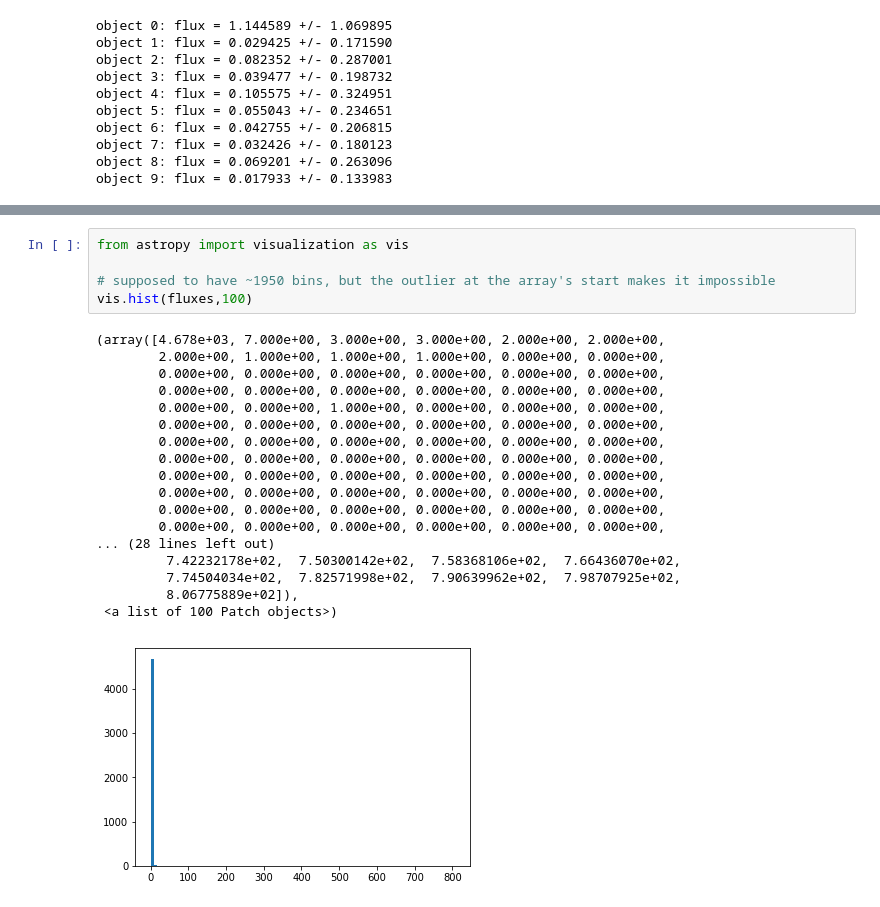
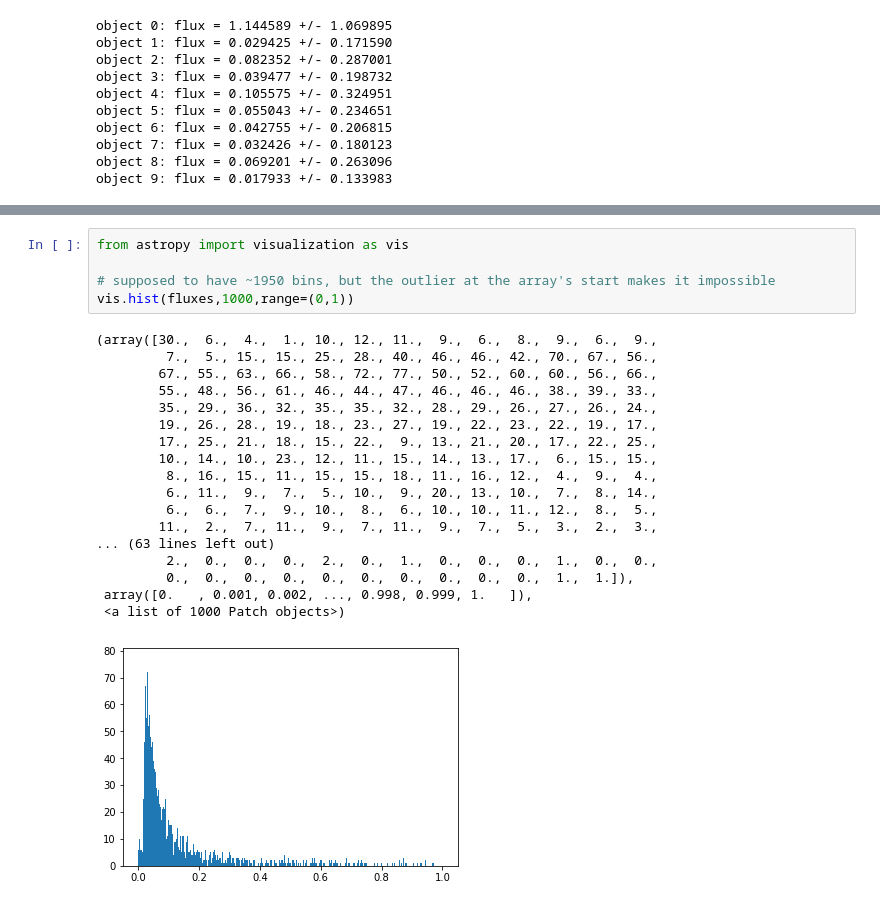
Before and after one commit to tiseever/ASTR_119_Final_Project, a Jupyter notebook: Test_Source_Detection.ipynb, the cells around one changed output, grey strips where cells are left out. Saved outputs shown, nothing was run; the diff lists cells and outputs as text.

```diff
--- a/Test_Source_Detection.ipynb
+++ b/Test_Source_Detection.ipynb
@@ -320,24 +320,24 @@ Objects: 5071
 # %%
 from astropy import visualization as vis
 
 # supposed to have ~1950 bins, but the outlier at the array's start makes it impossible
-vis.hist(fluxes,100)
+vis.hist(fluxes,1000,range=(0,1))
 # %% [output]
-(array([4.678e+03, 7.000e+00, 3.000e+00, 3.000e+00, 2.000e+00, 2.000e+00,
-        2.000e+00, 1.000e+00, 1.000e+00, 1.000e+00, 0.000e+00, 0.000e+00,
-        0.000e+00, 0.000e+00, 0.000e+00, 0.000e+00, 0.000e+00, 0.000e+00,
-        0.000e+00, 0.000e+00, 0.000e+00, 0.000e+00, 0.000e+00, 0.000e+00,
-        0.000e+00, 0.000e+00, 1.000e+00, 0.000e+00, 0.000e+00, 0.000e+00,
-        0.000e+00, 0.000e+00, 0.000e+00, 0.000e+00, 0.000e+00, 0.000e+00,
-        0.000e+00, 0.000e+00, 0.000e+00, 0.000e+00, 0.000e+00, 0.000e+00,
-        0.000e+00, 0.000e+00, 0.000e+00, 0.000e+00, 0.000e+00, 0.000e+00,
-        0.000e+00, 0.000e+00, 0.000e+00, 0.000e+00, 0.000e+00, 0.000e+00,
-        0.000e+00, 0.000e+00, 0.000e+00, 0.000e+00, 0.000e+00, 0.000e+00,
-        0.000e+00, 0.000e+00, 0.000e+00, 0.000e+00, 0.000e+00, 0.000e+00,
-        0.000e+00, 0.000e+00, 0.000e+00, 0.000e+00, 0.000e+00, 0.000e+00,
-... (28 lines left out)
-         7.42232178e+02,  7.50300142e+02,  7.58368106e+02,  7.66436070e+02,
-         7.74504034e+02,  7.82571998e+02,  7.90639962e+02,  7.98707925e+02,
-         8.06775889e+02]),
- <a list of 100 Patch objects>)
+(array([30.,  6.,  4.,  1., 10., 12., 11.,  9.,  6.,  8.,  9.,  6.,  9.,
+         7.,  5., 15., 15., 25., 28., 40., 46., 46., 42., 70., 67., 56.,
+        67., 55., 63., 66., 58., 72., 77., 50., 52., 60., 60., 56., 66.,
+        55., 48., 56., 61., 46., 44., 47., 46., 46., 46., 38., 39., 33.,
+        35., 29., 36., 32., 35., 35., 32., 28., 29., 26., 27., 26., 24.,
+        19., 26., 28., 19., 18., 23., 27., 19., 22., 23., 22., 19., 17.,
+        17., 25., 21., 18., 15., 22.,  9., 13., 21., 20., 17., 22., 25.,
+        10., 14., 10., 23., 12., 11., 15., 14., 13., 17.,  6., 15., 15.,
+         8., 16., 15., 11., 15., 15., 18., 11., 16., 12.,  4.,  9.,  4.,
+         6., 11.,  9.,  7.,  5., 10.,  9., 20., 13., 10.,  7.,  8., 14.,
+         6.,  6.,  7.,  9., 10.,  8.,  6., 10., 10., 11., 12.,  8.,  5.,
+        11.,  2.,  7., 11.,  9.,  7., 11.,  9.,  7.,  5.,  3.,  2.,  3.,
+... (63 lines left out)
+         2.,  0.,  0.,  0.,  2.,  0.,  1.,  0.,  0.,  0.,  1.,  0.,  0.,
+         0.,  0.,  0.,  0.,  0.,  0.,  0.,  0.,  0.,  0.,  1.,  1.]),
+ array([0.   , 0.001, 0.002, ..., 0.998, 0.999, 1.   ]),
+ <a list of 1000 Patch objects>)
-[figure, old version]
+[figure, new version]
```
Also changed, not shown: parts of 5 cells of this notebook, 2 other files.
